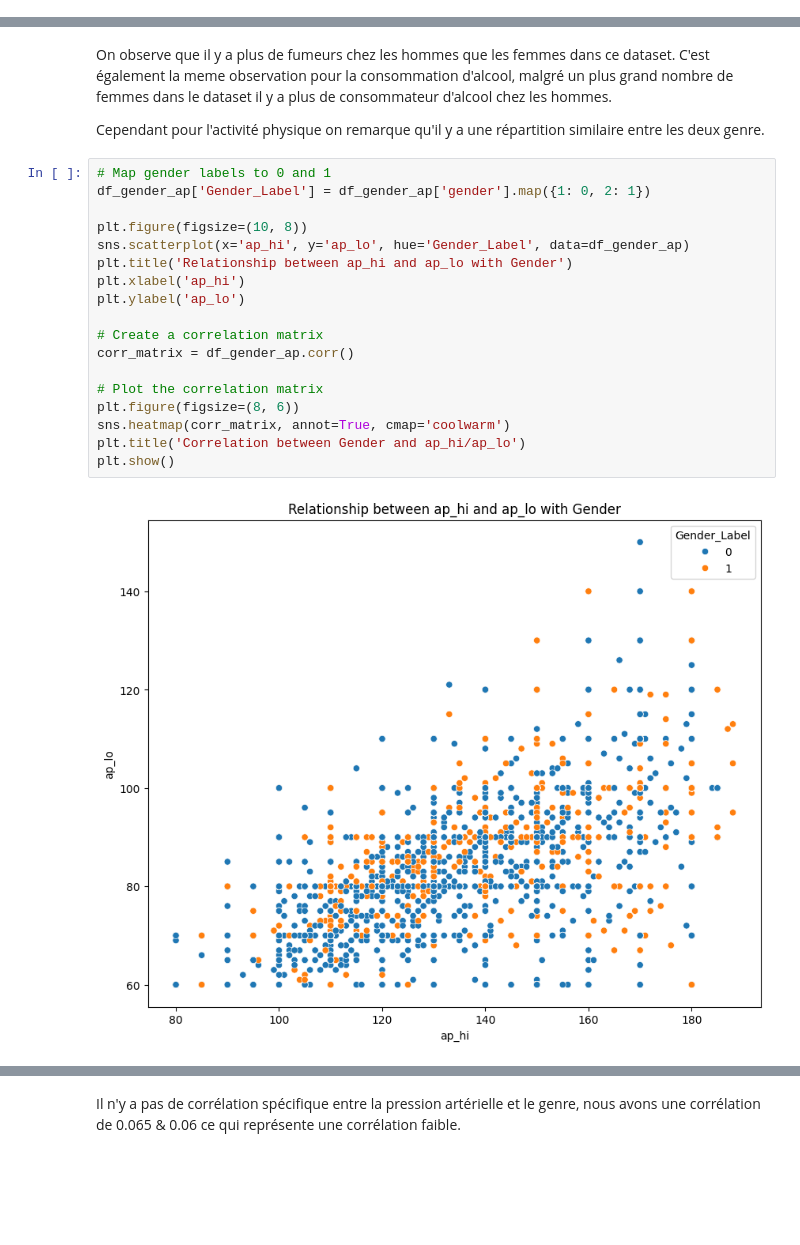
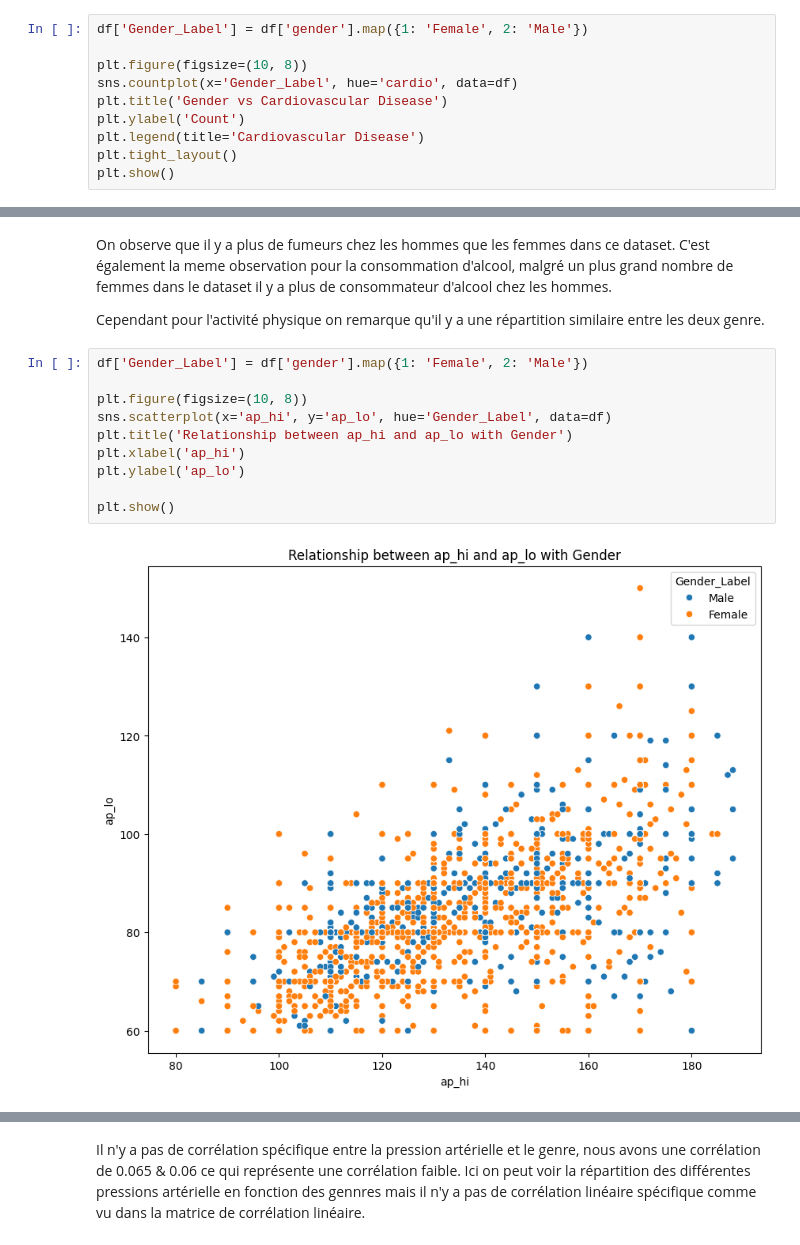
Before and after one commit to abderraouf-metidji/cardio-vasc-risks, a Jupyter notebook: analyse_exploratoire.ipynb, the cells around one changed output, grey strips where cells are left out. Cells and saved outputs as stored; diff of their text form; blank space fills up the shorter version.

```diff
--- a/analyse_exploratoire.ipynb
+++ b/analyse_exploratoire.ipynb
@@ -213,3 +221,13 @@ plt.show()
 [figure]
 # %% [markdown]
 Ici on peut observer que le dataset est réparti de façon égale pour les personnes qui ont eu une maladie cardiovasculaire et ceux qui n'en ont pas eu.
+# %%
+df['Gender_Label'] = df['gender'].map({1: 'Female', 2: 'Male'})
+
+plt.figure(figsize=(10, 8))
+sns.countplot(x='Gender_Label', hue='cardio', data=df)
+plt.title('Gender vs Cardiovascular Disease')
+plt.ylabel('Count')
+plt.legend(title='Cardiovascular Disease')
+plt.tight_layout()
+plt.show()
@@ -306,22 +329,14 @@ On observe que il y a plus de fumeurs chez les hommes que les femmes dans ce dat
 
 Cependant pour l'activité physique on remarque qu'il y a une répartition similaire entre les deux genre.
 # %%
-# Map gender labels to 0 and 1
-df_gender_ap['Gender_Label'] = df_gender_ap['gender'].map({1: 0, 2: 1})
+df['Gender_Label'] = df['gender'].map({1: 'Female', 2: 'Male'})
 
 plt.figure(figsize=(10, 8))
-sns.scatterplot(x='ap_hi', y='ap_lo', hue='Gender_Label', data=df_gender_ap)
+sns.scatterplot(x='ap_hi', y='ap_lo', hue='Gender_Label', data=df)
 plt.title('Relationship between ap_hi and ap_lo with Gender')
 plt.xlabel('ap_hi')
 plt.ylabel('ap_lo')
 
-# Create a correlation matrix
-corr_matrix = df_gender_ap.corr()
-
-# Plot the correlation matrix
-plt.figure(figsize=(8, 6))
-sns.heatmap(corr_matrix, annot=True, cmap='coolwarm')
-plt.title('Correlation between Gender and ap_hi/ap_lo')
 plt.show()
 # %% [output]
-[figure, old version]
+[figure, new version]
@@ -329,2 +343,2 @@ plt.show()
 # %% [markdown]
-Il n'y a pas de corrélation spécifique entre la pression artérielle et le genre, nous avons une corrélation de 0.065 & 0.06 ce qui représente une corrélation faible.
+Il n'y a pas de corrélation spécifique entre la pression artérielle et le genre, nous avons une corrélation de 0.065 & 0.06 ce qui représente une corrélation faible. Ici on peut voir la répartition des différentes pressions artérielle en fonction des gennres mais il n'y a pas de corrélation linéaire spécifique comme vu dans la matrice de corrélation linéaire.
```
Also changed, not shown: parts of 21 cells of this notebook.
